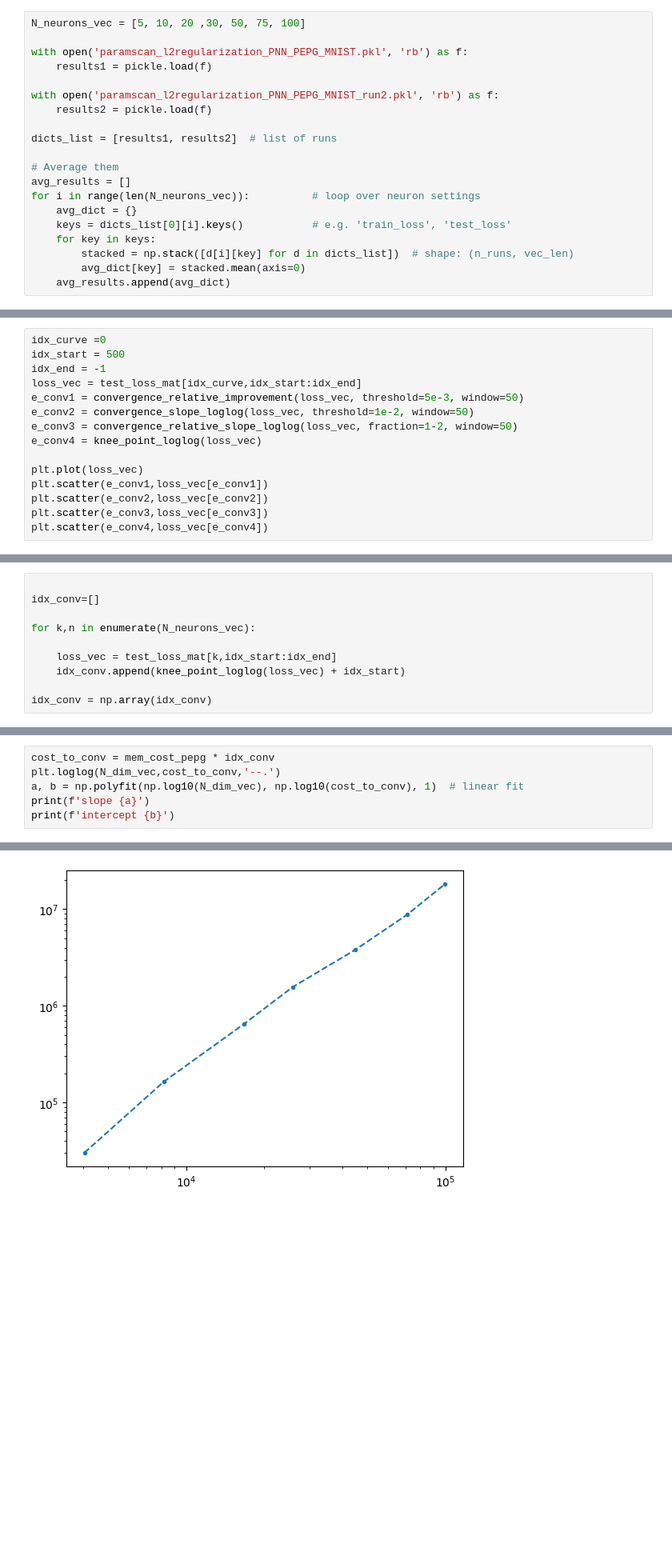
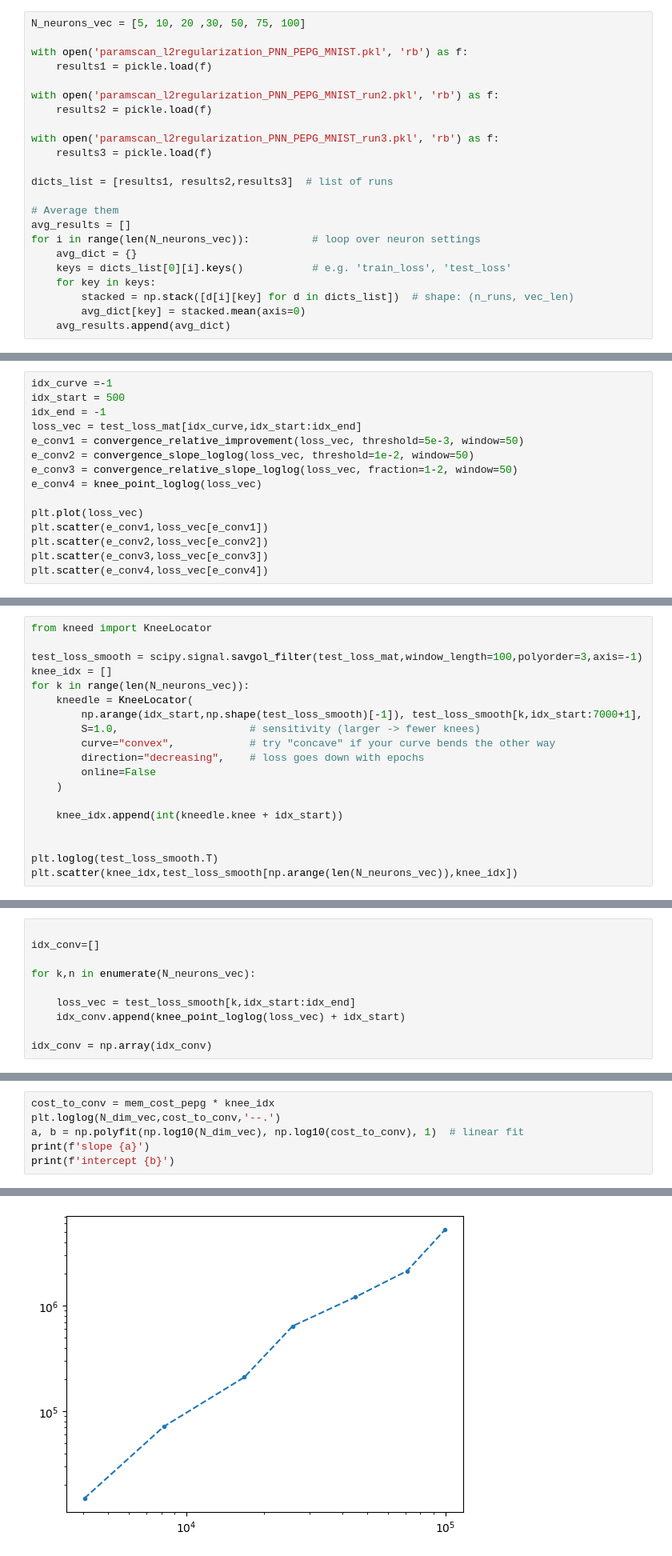
Before and after one commit to ASkalli/nonlinear_oscillator_network, a Jupyter notebook: MNIST/results/convergence_analysis.ipynb, the cells around one changed output, grey strips where cells are left out. Shown: that part at 80% size. Drawn from its saved outputs; the diff is of its cells as text; blank space fills up the shorter version.

Commit message:
prob SPSA mem cost eval

```diff
--- a/MNIST/results/convergence_analysis.ipynb
+++ b/MNIST/results/convergence_analysis.ipynb
@@ -106,7 +107,10 @@ with open('paramscan_l2regularization_PNN_PEPG_MNIST.pkl', 'rb') as f:
 with open('paramscan_l2regularization_PNN_PEPG_MNIST_run2.pkl', 'rb') as f:
     results2 = pickle.load(f)
 
-dicts_list = [results1, results2]  # list of runs
+with open('paramscan_l2regularization_PNN_PEPG_MNIST_run3.pkl', 'rb') as f:
+    results3 = pickle.load(f)
+
+dicts_list = [results1, results2,results3]  # list of runs
 
 # Average them
 avg_results = []
@@ -129,7 +133,7 @@ for k,D in enumerate(avg_results):
     test_loss_mat[k,:] = D['test_loss']
     train_loss_mat[k,:] = D['train_loss']
 # %%
-idx_curve =0
+idx_curve =-1
 idx_start = 500
 idx_end = -1
 loss_vec = test_loss_mat[idx_curve,idx_start:idx_end]
@@ -148,0 +167,19 @@ plt.scatter(e_conv4,loss_vec[e_conv4])
+# %%
+from kneed import KneeLocator
+
+test_loss_smooth = scipy.signal.savgol_filter(test_loss_mat,window_length=100,polyorder=3,axis=-1)
+knee_idx = []
+for k in range(len(N_neurons_vec)):
+    kneedle = KneeLocator(
+        np.arange(idx_start,np.shape(test_loss_smooth)[-1]), test_loss_smooth[k,idx_start:7000+1],
+        S=1.0,                     # sensitivity (larger -> fewer knees)
+        curve="convex",            # try "concave" if your curve bends the other way
+        direction="decreasing",    # loss goes down with epochs
+        online=False
+    )
+
+    knee_idx.append(int(kneedle.knee + idx_start))
+
+
+plt.loglog(test_loss_smooth.T)
+plt.scatter(knee_idx,test_loss_smooth[np.arange(len(N_neurons_vec)),knee_idx])
@@ -152,7 +192,7 @@ idx_conv=[]
 
 for k,n in enumerate(N_neurons_vec):
 
-    loss_vec = test_loss_mat[k,idx_start:idx_end]
+    loss_vec = test_loss_smooth[k,idx_start:idx_end]
     idx_conv.append(knee_point_loglog(loss_vec) + idx_start)
 
 idx_conv = np.array(idx_conv)
@@ -188,7 +234,7 @@ for k,n in enumerate(N_neurons_vec):
 
 mem_cost_pepg = np.array(mem_cost_pepg) * 1048576/1e6
 # %%
-cost_to_conv = mem_cost_pepg * idx_conv
+cost_to_conv = mem_cost_pepg * knee_idx
 plt.loglog(N_dim_vec,cost_to_conv,'--.')
 a, b = np.polyfit(np.log10(N_dim_vec), np.log10(cost_to_conv), 1)  # linear fit
 print(f'slope {a}')
@@ -199,4 +245,4 @@ intercept -2.455821026712379
-[figure, old version]
+[figure, new version]
 # %%
 print(cost_to_conv)
 print(N_dim_vec)
```
Also changed, not shown: parts of 13 cells of this notebook, 1 other file.
